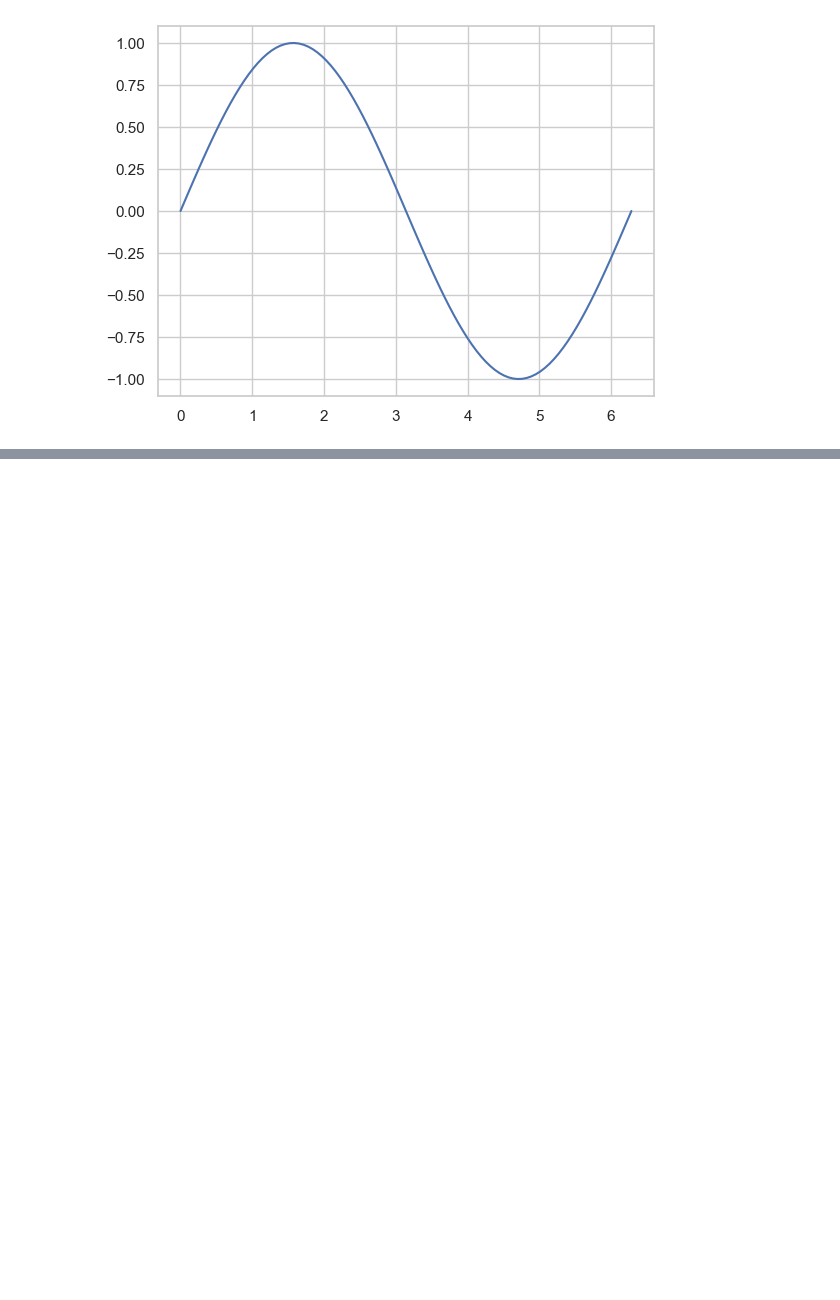
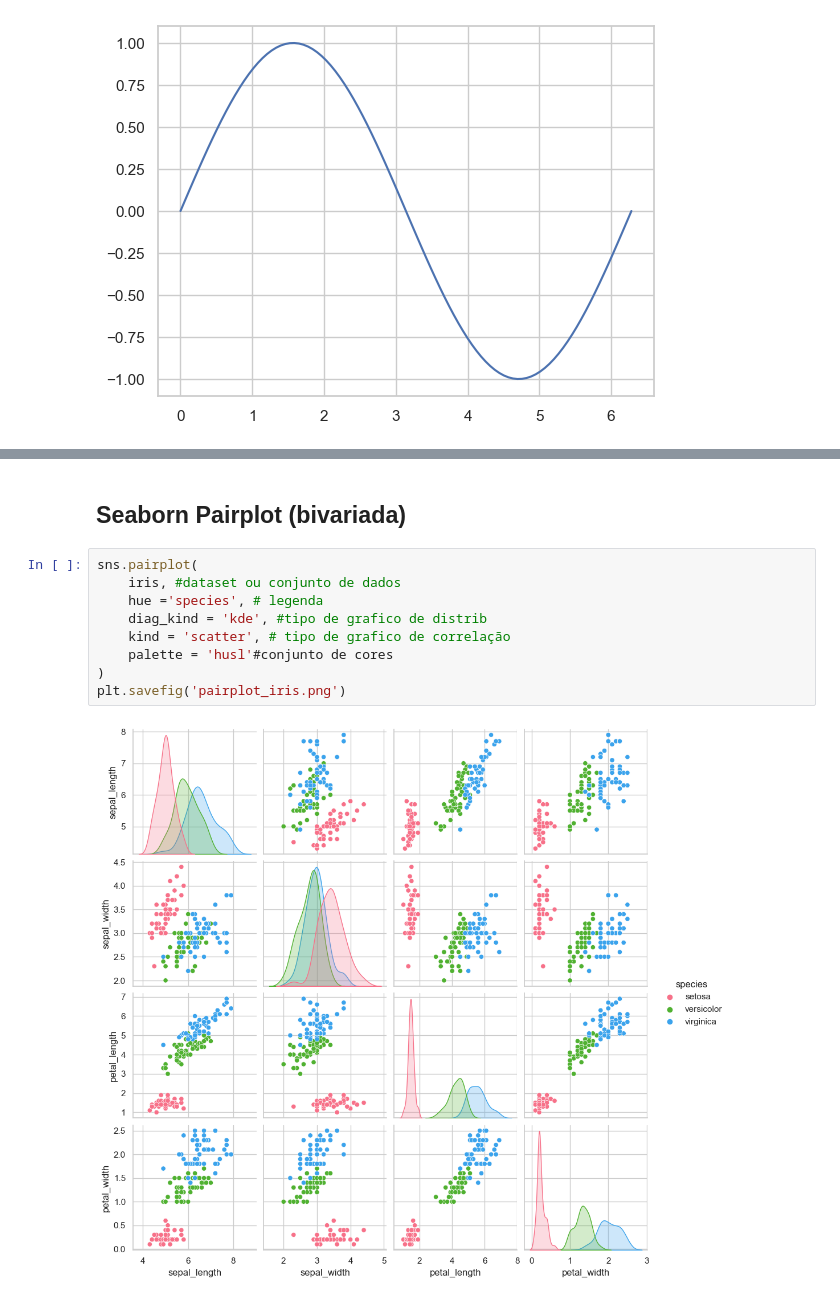
Before and after one commit to 9900sergio/Fundamentos-bigdata-SENAI-Python, a Jupyter notebook: aula 11.ipynb, the cells around one changed output, grey strips where cells are left out. Saved outputs shown, nothing was run; the diff lists cells and outputs as text; blank space fills up the shorter version.

```diff
--- a/aula 11.ipynb
+++ b/aula 11.ipynb
@@ -358,0 +397,13 @@ sns.barplot(x='species', y='petal-length', data=iris)
+# %% [markdown]
+## Seaborn Pairplot (bivariada)
+# %%
+sns.pairplot(
+    iris, #dataset ou conjunto de dados
+    hue ='species', # legenda
+    diag_kind = 'kde', #tipo de grafico de distrib
+    kind = 'scatter', # tipo de grafico de correlação
+    palette = 'husl'#conjunto de cores
+)
+plt.savefig('pairplot_iris.png')
+# %% [output]
+[figure, added]
```
Also changed, not shown: parts of 19 cells of this notebook, 4 other files.
